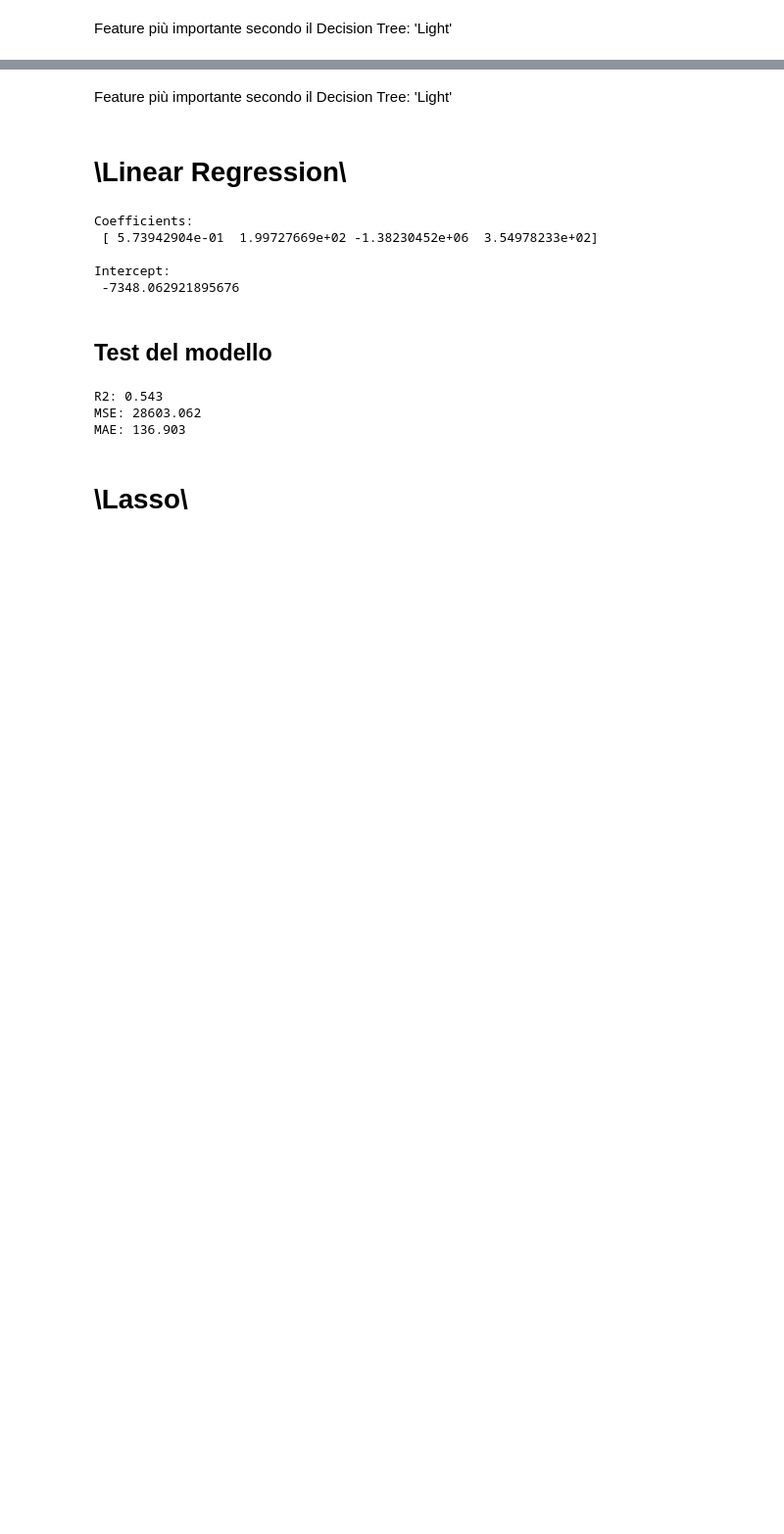
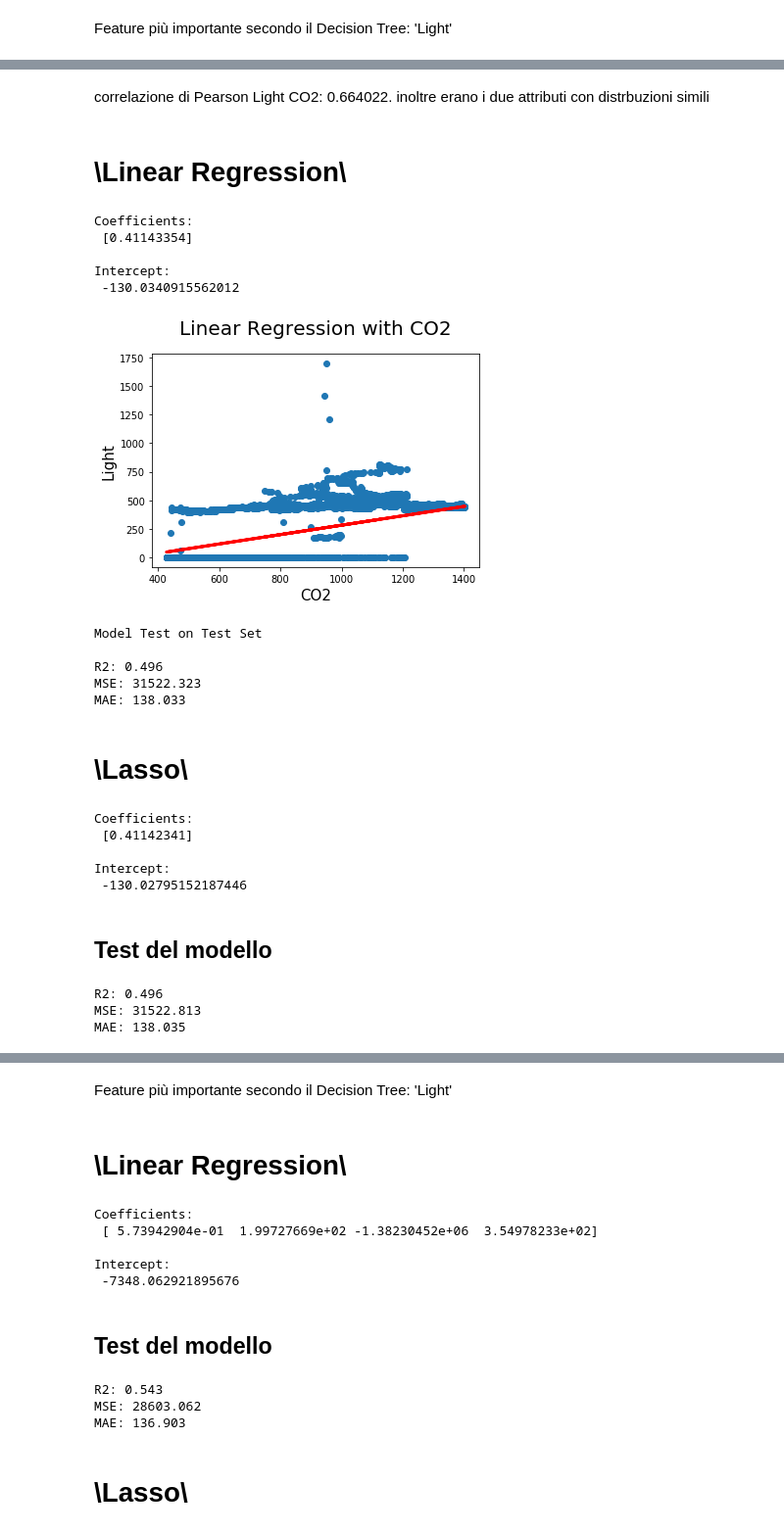
Before and after one commit to lorenzoFerri95/DataMining_Advanced, a Jupyter notebook: Task 1/classification_regression.ipynb, the cells around one changed output, grey strips where cells are left out. Shown at 98% size. Saved outputs shown, nothing was run; the diff lists cells and outputs as text; code cells hidden in the pictures; blank space fills up the shorter version.

Commit message:
classification_regression_END

```diff
--- a/Task 1/classification_regression.ipynb
+++ b/Task 1/classification_regression.ipynb
@@ -341,0 +349,30 @@ avg / total       0.98      0.98      0.98      2665
+# %%
+x = 'CO2'
+y='Light'
+
+new_X_train = X_train[[x]]
+new_X_test = X_test[[x]]
+
+new_y_train = X_train[y]
+new_y_test = X_test[y]
+# %% [markdown]
+correlazione di Pearson Light CO2: 0.664022.
+inoltre erano i due attributi con distrbuzioni simili
+# %% [markdown]
+# \Linear Regression\
+# %%
+modeling.oneDim_linearReg(X_train, X_test, y_train=new_y_train, y_test=new_y_test, x='CO2', y='Light')
+# %% [output]
+Coefficients:
+ [0.41143354]
+
+Intercept:
+ -130.0340915562012
+[figure, added]
+Model Test on Test Set
+
+R2: 0.496
+MSE: 31522.323
+MAE: 138.033
+# %% [markdown]
+# \Lasso\
@@ -341,0 +381,22 @@ avg / total       0.98      0.98      0.98      2665
+# %%
+reg = Lasso()
+
+reg.fit(new_X_train, new_y_train)
+
+
+print('Coefficients: \n', reg.coef_, end='\n\n')
+print('Intercept: \n', reg.intercept_)
+# %% [output]
+Coefficients:
+ [0.41142341]
+
+Intercept:
+ -130.02795152187446
+# %% [markdown]
+## Test del modello
+# %%
+model_evaluation.test_reg(reg, new_X_test, new_y_test)
+# %% [output]
+R2: 0.496
+MSE: 31522.813
+MAE: 138.035
```
Also changed, not shown: parts of 37 cells of this notebook, 17 other files.
